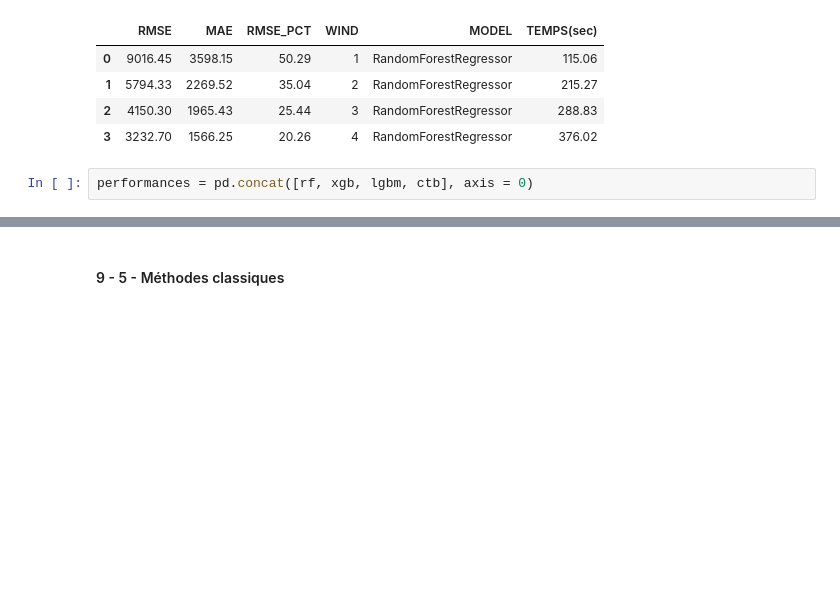
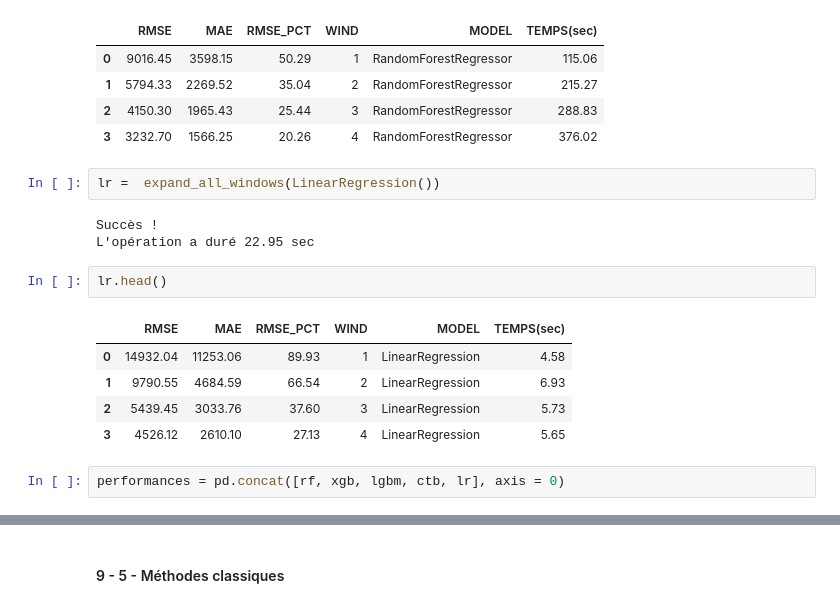
Before and after one commit to aadmberrada/WalmartSales, a Jupyter notebook: DTS_3.ipynb, the cells around one changed output, grey strips where cells are left out. Cells and saved outputs as stored; diff of their text form; blank space fills up the shorter version.

```diff
--- a/DTS_3.ipynb
+++ b/DTS_3.ipynb
@@ -1132,8 +1072,21 @@ rf.head()
 | 1 | 5794.33 | 2269.52 | 35.04 | 2 | RandomForestRegressor | 215.27 |
 | 2 | 4150.30 | 1965.43 | 25.44 | 3 | RandomForestRegressor | 288.83 |
 | 3 | 3232.70 | 1566.25 | 20.26 | 4 | RandomForestRegressor | 376.02 |
+# %%
+lr =  expand_all_windows(LinearRegression())
+# %% [output]
+Succès !
+L'opération a duré 22.95 sec
+# %%
+lr.head()
+# %% [output]
+|  | RMSE | MAE | RMSE_PCT | WIND | MODEL | TEMPS(sec) |
+| 0 | 14932.04 | 11253.06 | 89.93 | 1 | LinearRegression | 4.58 |
+| 1 | 9790.55 | 4684.59 | 66.54 | 2 | LinearRegression | 6.93 |
+| 2 | 5439.45 | 3033.76 | 37.60 | 3 | LinearRegression | 5.73 |
+| 3 | 4526.12 | 2610.10 | 27.13 | 4 | LinearRegression | 5.65 |
 # %%
-performances = pd.concat([rf, xgb, lgbm, ctb], axis = 0)
+performances = pd.concat([rf, xgb, lgbm, ctb, lr], axis = 0)
 # %%
 perf_per_rmse = performances.sort_values(by = "RMSE", ascending = True)
 
```
Also changed, not shown: parts of 24 cells of this notebook.
